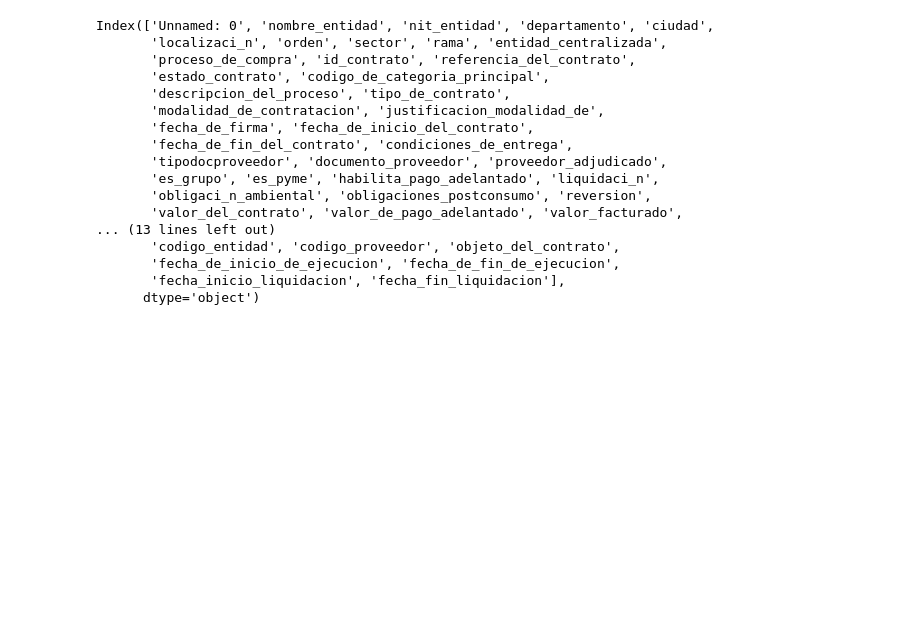
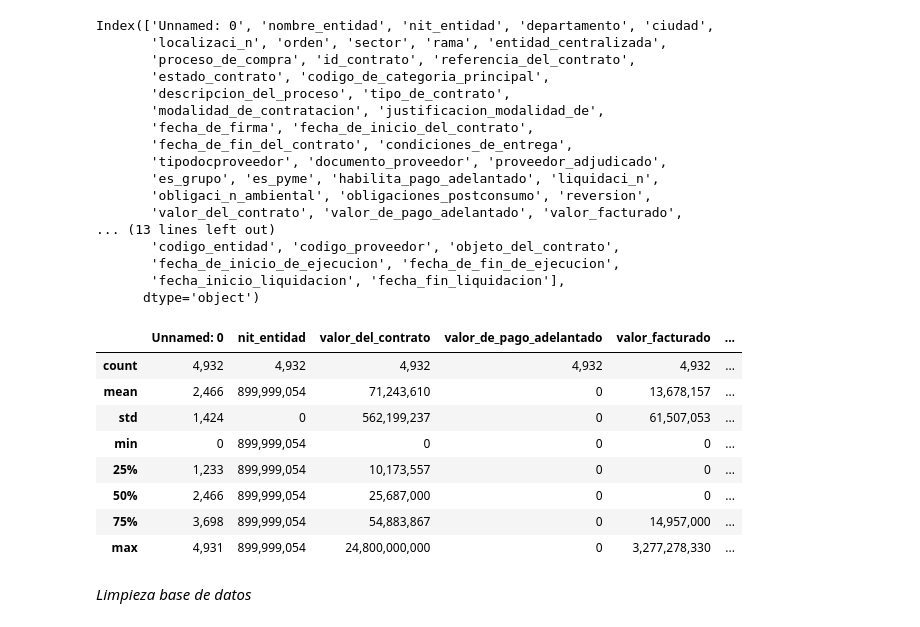
Before and after one commit to astrandrea/AnConESAP, a Jupyter notebook: codigo/preprocesamiento/preprocesamiento.ipynb, the cells around one changed output. Drawn from its saved outputs; the diff is of its cells as text; code cells hidden in the pictures; blank space fills up the shorter version.

```diff
--- a/codigo/preprocesamiento/preprocesamiento.ipynb
+++ b/codigo/preprocesamiento/preprocesamiento.ipynb
@@ -44,8 +29,8 @@ ar = r'C:\Users\Astrandrea\Documents\AnaConESAP\datos\raw\contratos_secop_2020.c
 pd.set_option("display.max.columns", 999)
 # Se cambia la configuración para ver los números de la forma 1.000.000
 pd.options.display.float_format = "{:,.0f}".format
-df = pd.read_csv(ar)
-df
+secop = pd.read_csv(ar)
+secop
 # %% [output]
 |  | Unnamed: 0 | nombre_entidad | nit_entidad | departamento | ciudad | localizaci_n | orden | sector | ... |
 | 0 | 0 | ESCUELA SUPERIOR DE ADMINISTRACIÓ... | 899999054 | Distrito Capital de Bogotá | Bogotá | Colombia, Bogotá, Bogotá | Nacional | Servicio Público | ... |
@@ -108,3 +87,17 @@ Index(['Unnamed: 0', 'nombre_entidad', 'nit_entidad', 'departamento', 'ciudad',
        'fecha_de_inicio_de_ejecucion', 'fecha_de_fin_de_ejecucion',
        'fecha_inicio_liquidacion', 'fecha_fin_liquidacion'],
       dtype='object')
+# %%
+secop.describe()
+# %% [output]
+|  | Unnamed: 0 | nit_entidad | valor_del_contrato | valor_de_pago_adelantado | valor_facturado | ... |
+| count | 4,932 | 4,932 | 4,932 | 4,932 | 4,932 | ... |
+| mean | 2,466 | 899,999,054 | 71,243,610 | 0 | 13,678,157 | ... |
+| std | 1,424 | 0 | 562,199,237 | 0 | 61,507,053 | ... |
+| min | 0 | 899,999,054 | 0 | 0 | 0 | ... |
+| 25% | 1,233 | 899,999,054 | 10,173,557 | 0 | 0 | ... |
+| 50% | 2,466 | 899,999,054 | 25,687,000 | 0 | 0 | ... |
+| 75% | 3,698 | 899,999,054 | 54,883,867 | 0 | 14,957,000 | ... |
+| max | 4,931 | 899,999,054 | 24,800,000,000 | 0 | 3,277,278,330 | ... |
+# %% [markdown]
+_Limpieza base de datos_
```
Also changed, not shown: parts of 26 cells of this notebook, 3 other files.
